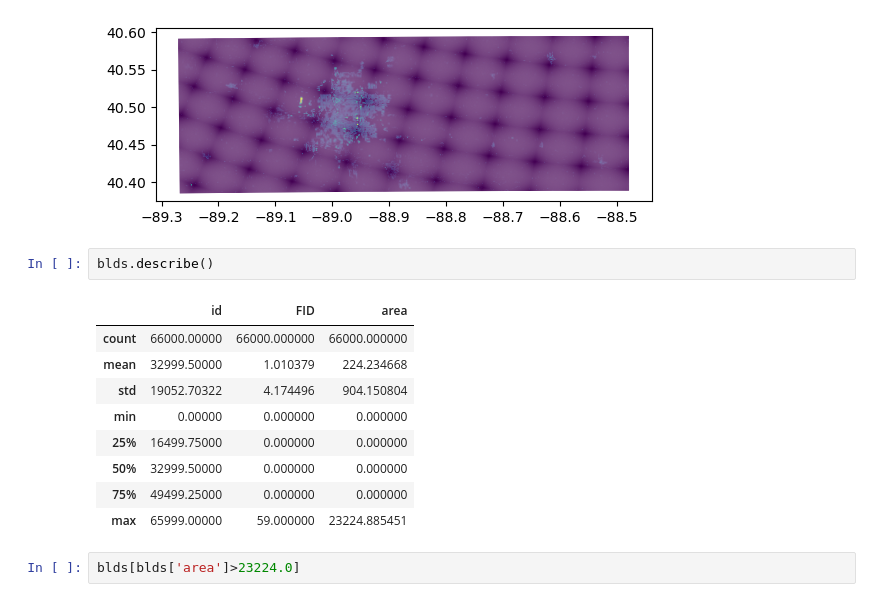
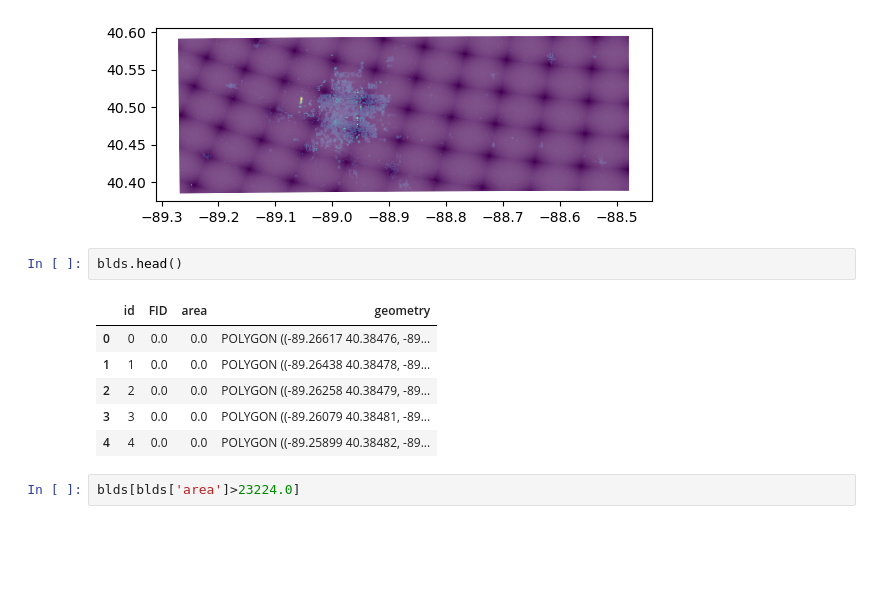
Before and after one commit to ridhaalkhabaz/Conver_SAT, a Jupyter notebook: learning_geopandas.ipynb, the cells around one changed output. Drawn from its saved outputs; the diff is of its cells as text; blank space fills up the shorter version.

```diff
--- a/learning_geopandas.ipynb
+++ b/learning_geopandas.ipynb
@@ -34,17 +289,14 @@ blds.plot(column='area')
 <Axes: >
 [figure]
 # %%
-blds.describe()
+blds.head()
 # %% [output]
-|  | id | FID | area |
-| count | 66000.00000 | 66000.000000 | 66000.000000 |
-| mean | 32999.50000 | 1.010379 | 224.234668 |
-| std | 19052.70322 | 4.174496 | 904.150804 |
-| min | 0.00000 | 0.000000 | 0.000000 |
-| 25% | 16499.75000 | 0.000000 | 0.000000 |
-| 50% | 32999.50000 | 0.000000 | 0.000000 |
-| 75% | 49499.25000 | 0.000000 | 0.000000 |
-| max | 65999.00000 | 59.000000 | 23224.885451 |
+|  | id | FID | area | geometry |
+| 0 | 0 | 0.0 | 0.0 | POLYGON ((-89.26617 40.38476, -89... |
+| 1 | 1 | 0.0 | 0.0 | POLYGON ((-89.26438 40.38478, -89... |
+| 2 | 2 | 0.0 | 0.0 | POLYGON ((-89.26258 40.38479, -89... |
+| 3 | 3 | 0.0 | 0.0 | POLYGON ((-89.26079 40.38481, -89... |
+| 4 | 4 | 0.0 | 0.0 | POLYGON ((-89.25899 40.38482, -89... |
 # %%
 blds[blds['area']>23224.0]
 # %% [output]
```
Also changed, not shown: parts of 29 cells of this notebook, 3 other files.
